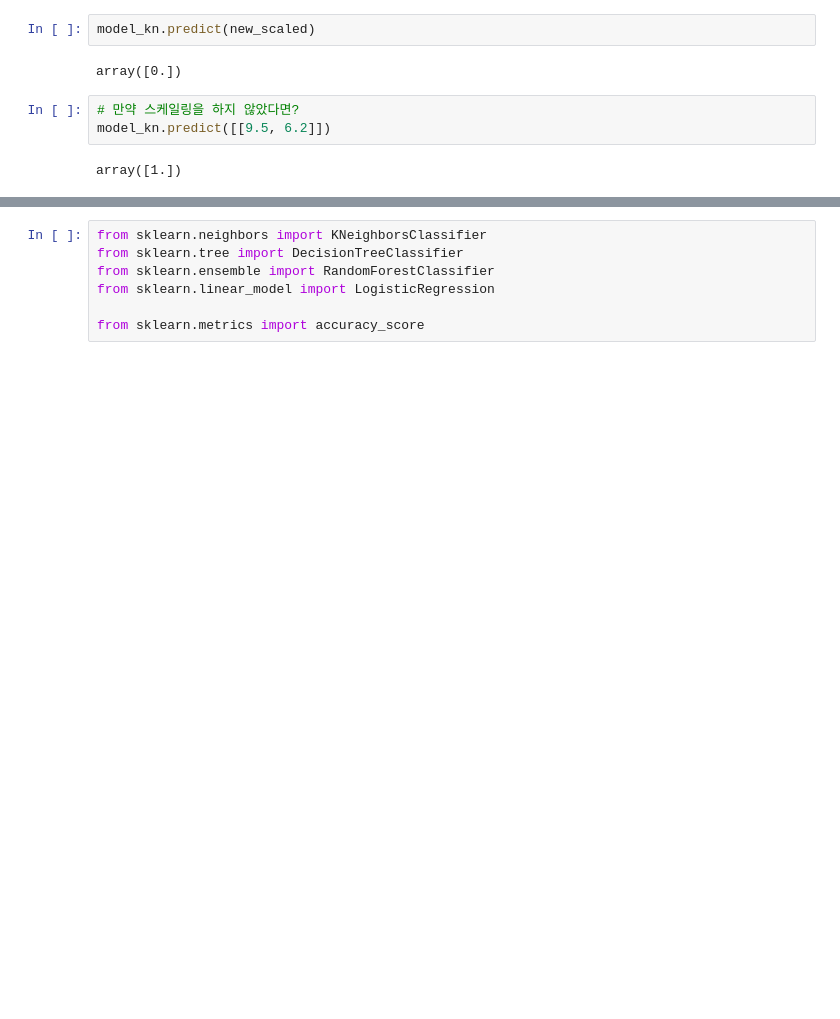
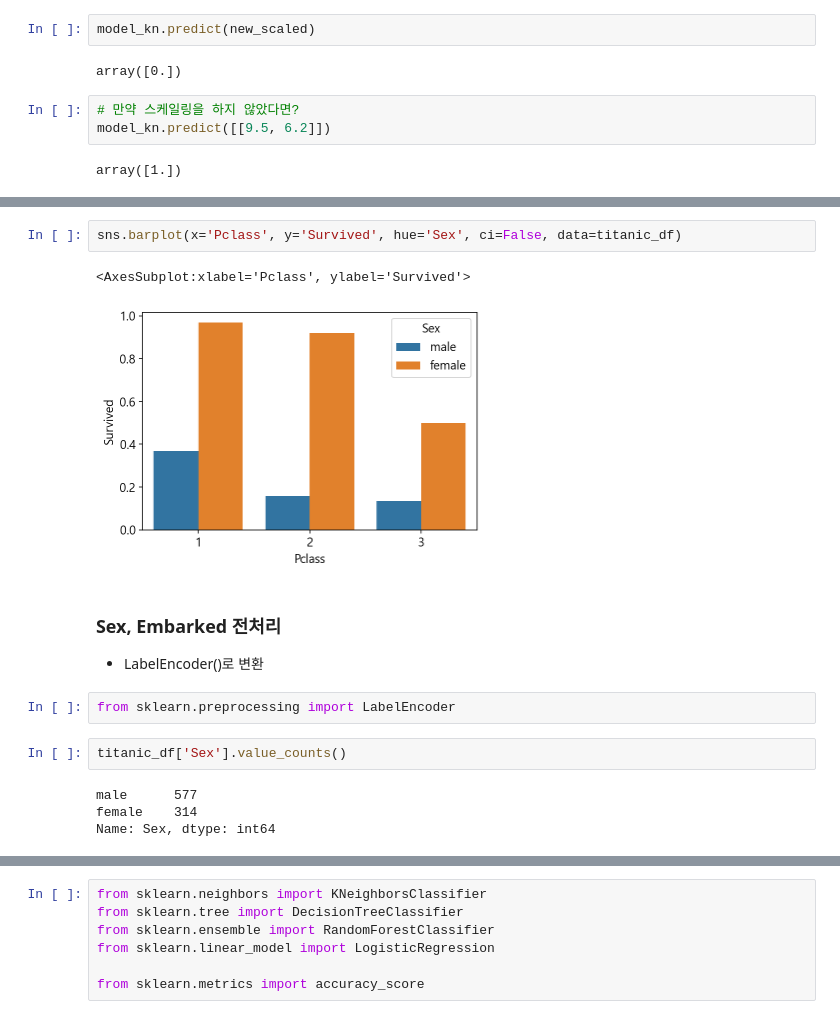
Before and after one commit to lima4/SKplanet-Tacademy, a Jupyter notebook: ML/ML_Basic4.ipynb, the cells around one changed output, grey strips where cells are left out. Saved outputs shown, nothing was run; the diff lists cells and outputs as text; blank space fills up the shorter version.

```diff
--- a/ML/ML_Basic4.ipynb
+++ b/ML/ML_Basic4.ipynb
@@ -186,0 +400,16 @@ array([1.])
+# %%
+sns.barplot(x='Pclass', y='Survived', hue='Sex', ci=False, data=titanic_df)
+# %% [output]
+<AxesSubplot:xlabel='Pclass', ylabel='Survived'>
+[figure, added]
+# %% [markdown]
+### Sex, Embarked  전처리
+- LabelEncoder()로 변환
+# %%
+from sklearn.preprocessing import LabelEncoder
+# %%
+titanic_df['Sex'].value_counts()
+# %% [output]
+male      577
+female    314
+Name: Sex, dtype: int64
```
Also changed, not shown: parts of 78 cells of this notebook, 2 other files.
